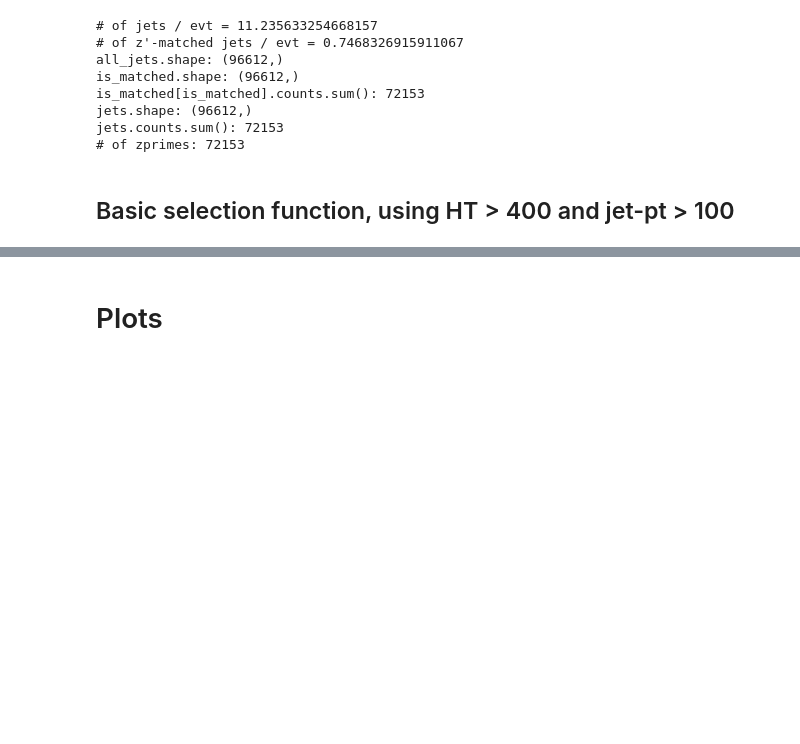
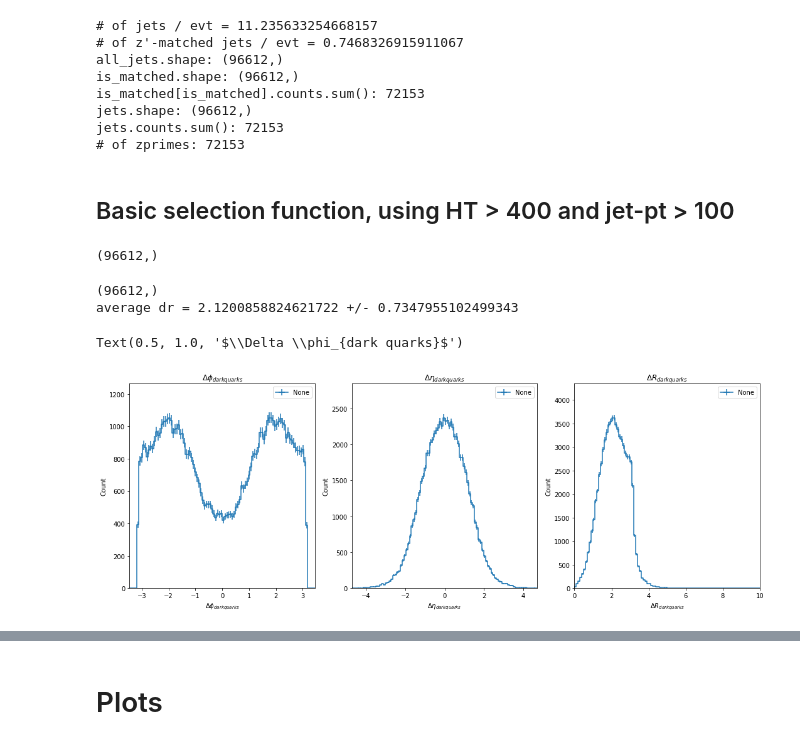
Before and after one commit to tklijnsma/svj-exploring, a Jupyter notebook: exploring.ipynb, the cells around one changed output, grey strips where cells are left out. Drawn from its saved outputs; the diff is of its cells as text; code cells hidden in the pictures; blank space fills up the shorter version.

```diff
--- a/exploring.ipynb
+++ b/exploring.ipynb
@@ -57,3 +64,56 @@ jets.counts.sum(): 72153
 # of zprimes: 72153
 # %% [markdown]
 ## Basic selection function, using HT > 400 and jet-pt > 100
+# %%
+def deltar(l1, l2):
+    return deltar_etaphi(l1.eta.flatten(), l1.phi.flatten(), l2.eta.flatten(), l2.phi.flatten())
+
+def deltar_etaphi(eta1, phi1, eta2, phi2):
+    deta = eta1 - eta2
+    dphi = phi1 - phi2
+    dphi[dphi > 2.*pi] -= 2.*pi
+    dphi[dphi < -2.*pi] += 2.*pi
+    dphi[dphi > pi] -= 2.*pi
+    dphi[dphi < -pi] += 2.*pi
+    return deta, dphi, np.sqrt(deta**2 + dphi**2)
+# %%
+dark_quarks = get_branch(b'final_dark_quarks_p4')
+print(dark_quarks.shape)
+# %% [output]
+(96612,)
+# %%
+dr_dark_quarks = np.ones(dark_quarks.shape[0]) * 9999.
+events_with_2_dark_quarks = (dark_quarks.counts == 2)
+dark_quarks_eta = dark_quarks[events_with_2_dark_quarks].eta.regular()
+dark_quarks_phi = dark_quarks[events_with_2_dark_quarks].phi.regular()
+deta_dark_quarks, dphi_dark_quarks, dr_dark_quarks_flat = deltar_etaphi(
+    dark_quarks_eta[:,0], dark_quarks_phi[:,0],
+    dark_quarks_eta[:,1], dark_quarks_phi[:,1]
+    )
+# Fill in flat array into jagged array
+dr_dark_quarks[events_with_2_dark_quarks] = dr_dark_quarks_flat
+print(dr_dark_quarks.shape)
+print('average dr =', np.mean(dr_dark_quarks_flat), '+/-', np.std(dr_dark_quarks_flat))
+# %% [output]
+(96612,)
+average dr = 2.1200858824621722 +/- 0.7347955102499343
+# %%
+fig, axs = plt.subplots(ncols=3, figsize=(18,6))
+
+drdq = hist.Hist("Count", hist.Bin("drdq", r"$\Delta R_{dark quarks}$", 100, 0., 10.))
+drdq.fill(drdq=dr_dark_quarks_flat)
+ax = hist.plot1d(drdq, ax=axs[2])
+ax.set_title(r"$\Delta R_{dark quarks}$")
+
+hist_deta = hist.Hist("Count", hist.Bin("deta", r"$\Delta \eta_{dark quarks}$", 100, -1.5*pi, 1.5*pi))
+hist_deta.fill(deta=deta_dark_quarks)
+ax = hist.plot1d(hist_deta, ax=axs[1])
+ax.set_title(r"$\Delta \eta_{dark quarks}$")
+
+hist_dphi = hist.Hist("Count", hist.Bin("dphi", r"$\Delta \phi_{dark quarks}$", 100, -1.1*pi, 1.1*pi))
+hist_dphi.fill(dphi=dphi_dark_quarks)
+ax = hist.plot1d(hist_dphi, ax=axs[0])
+ax.set_title(r"$\Delta \phi_{dark quarks}$")
+# %% [output]
+Text(0.5, 1.0, '$\\Delta \\phi_{dark quarks}$')
+[figure, added]
```
Also changed, not shown: parts of 13 cells of this notebook.
